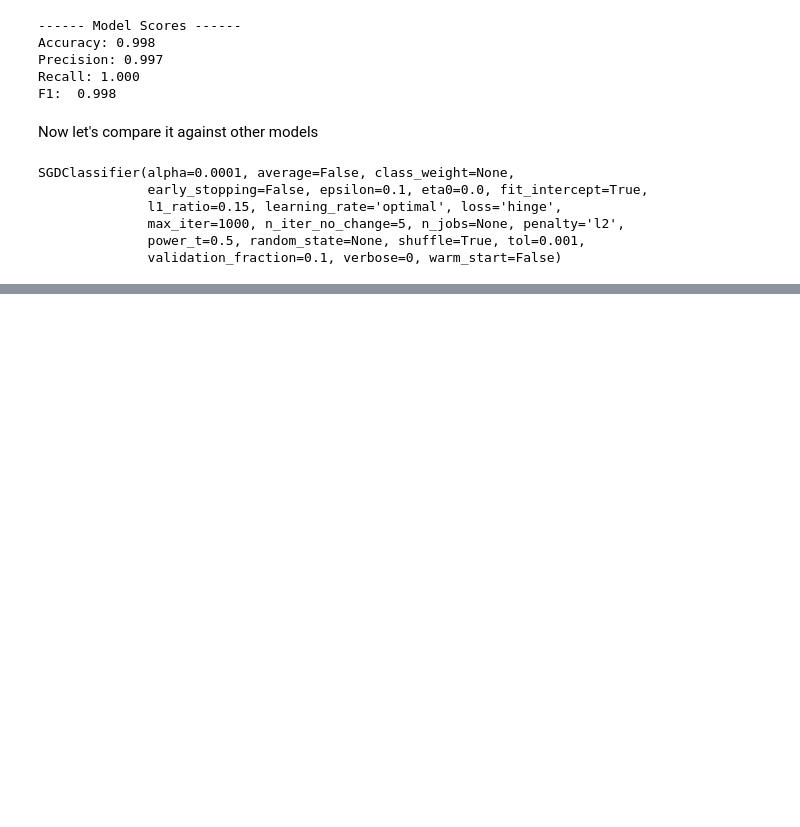
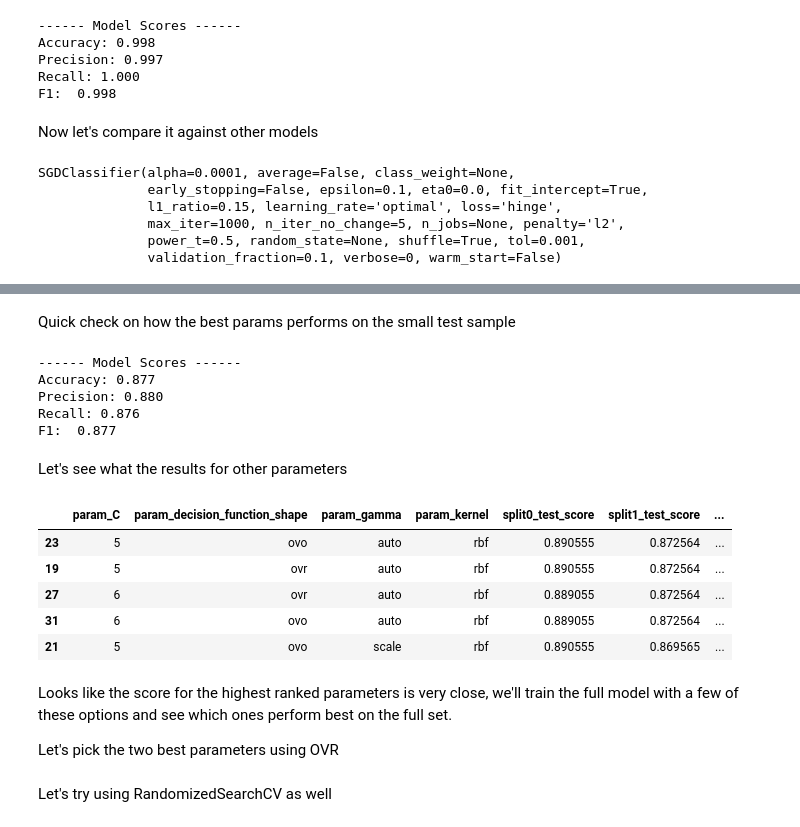
Before and after one commit to amaralcs/homl, a Jupyter notebook: 5_support_vector_machines_exercises.ipynb, the cells around one changed output, grey strips where cells are left out. Drawn from its saved outputs; the diff is of its cells as text; code cells hidden in the pictures; blank space fills up the shorter version.

```diff
--- a/5_support_vector_machines_exercises.ipynb
+++ b/5_support_vector_machines_exercises.ipynb
@@ -214,0 +192,5 @@ plt.show()
+# %%
+X_train, X_test, y_train, y_test = X[:60000], X[60000:], y[:60000], y[60000:]
+# %%
+X_train_scaled = scaler.fit_transform(X_train)
+X_test_scaled = scaler.transform(X_test)
@@ -214,0 +205,14 @@ plt.show()
+# %%
+from sklearn.model_selection import GridSearchCV
+
+svc_clf = SVC()
+svc_param_grid = [{
+    'C': np.r_[3:10],
+    'kernel': ['linear', 'rbf'],
+    'gamma': ['scale', 'auto'],
+    'decision_function_shape': ['ovr', 'ovo']
+}]
+
+svc_grid_search = GridSearchCV(svc_clf, svc_param_grid, cv=3,
+                               scoring='accuracy', verbose=1)
+svc_grid_search.fit(X_train_scaled_sub, y_train_sub)
@@ -214,0 +237,33 @@ plt.show()
+# %% [markdown]
+Quick check on how the best params performs on the small test sample
+# %%
+best_svc = svc_grid_search.best_estimator_
+y_pred_sub = best_svc.predict(X_test_scaled_sub)
+print_scores(y_test_sub, y_pred_sub, 'macro')
+# %% [output]
+------ Model Scores ------
+Accuracy: 0.877
+Precision: 0.880
+Recall: 0.876
+F1:  0.877
+# %% [markdown]
+Let's see what the results for other parameters
+# %%
+drop_cols = ['mean_fit_time', 'std_score_time', 'std_fit_time', 'mean_score_time', 'params']
+grid_search_results = (
+    pd
+    .DataFrame(svc_grid_search.cv_results_)
+    .sort_values(['rank_test_score'])
+)
+grid_search_results.drop(drop_cols, axis=1).head()
+# %% [output]
+|  | param_C | param_decision_function_shape | param_gamma | param_kernel | split0_test_score | split1_test_score | ... |
+| 23 | 5 | ovo | auto | rbf | 0.890555 | 0.872564 | ... |
+| 19 | 5 | ovr | auto | rbf | 0.890555 | 0.872564 | ... |
+| 27 | 6 | ovr | auto | rbf | 0.889055 | 0.872564 | ... |
+| 31 | 6 | ovo | auto | rbf | 0.889055 | 0.872564 | ... |
+| 21 | 5 | ovo | scale | rbf | 0.890555 | 0.869565 | ... |
+# %% [markdown]
+Looks like the score for the highest ranked parameters is very close, we'll train the full model with a few of these options and see which ones perform best on the full set.
+
+Let's pick the two best parameters using OVR
@@ -214,0 +275,2 @@ plt.show()
+# %% [markdown]
+Let's try using RandomizedSearchCV as well
```
Also changed, not shown: parts of 37 cells of this notebook.
